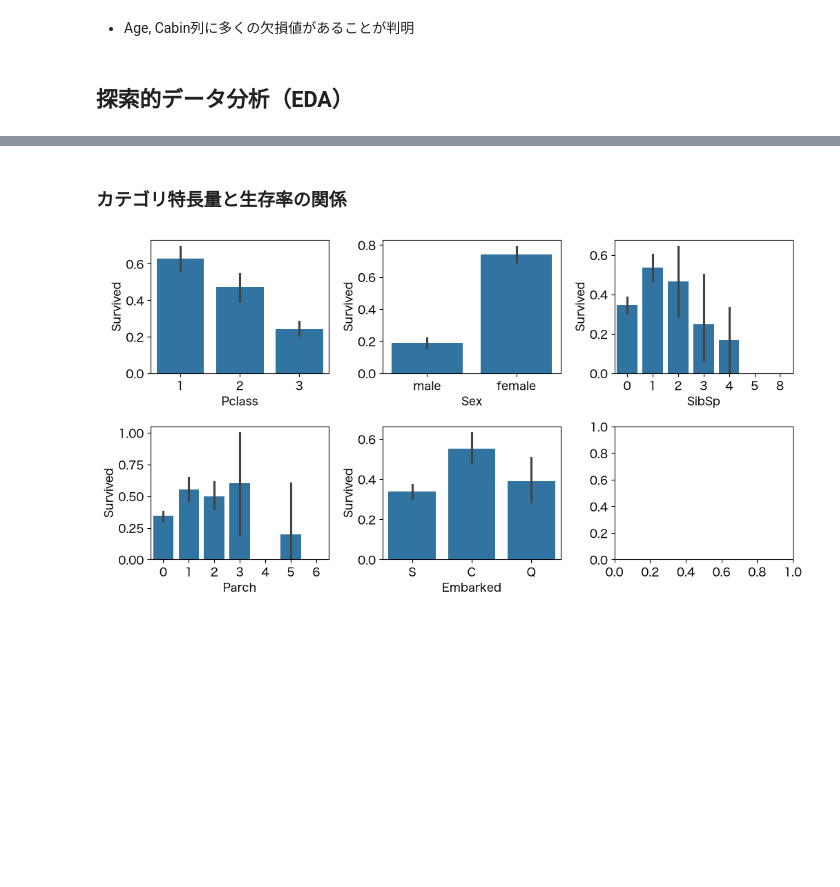
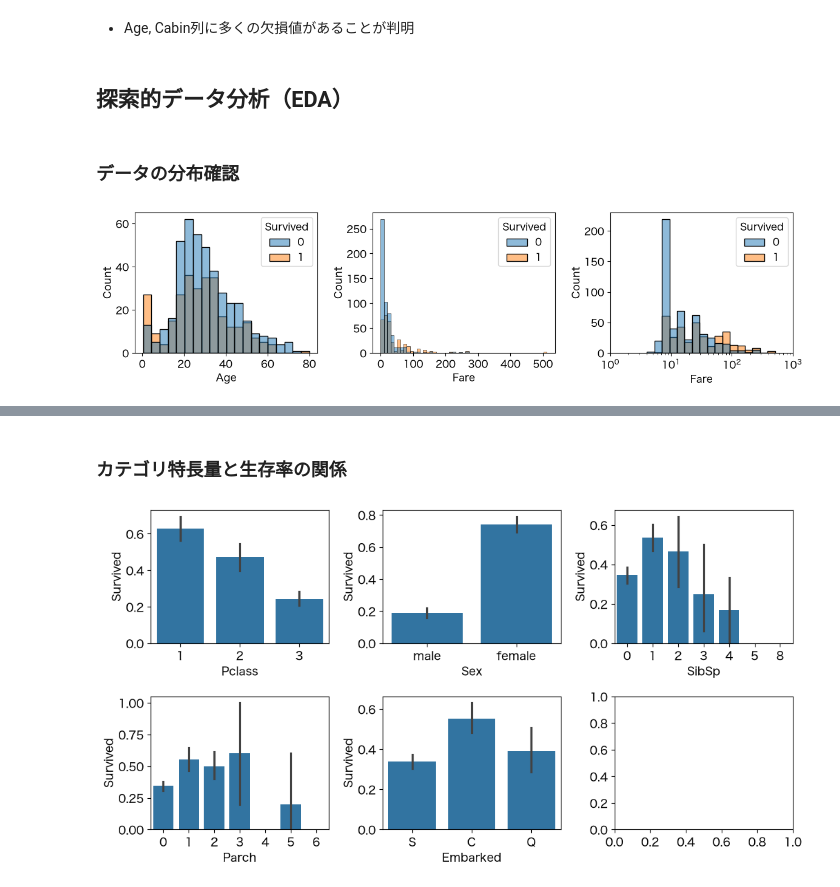
Before and after one commit to yasunobu-nonaka/machine-learning-notebooks, a Jupyter notebook: titanic/note.ipynb, the cells around one changed output, grey strips where cells are left out. Saved outputs shown, nothing was run; the diff lists cells and outputs as text; code cells hidden in the pictures; blank space fills up the shorter version.

```diff
--- a/titanic/note.ipynb
+++ b/titanic/note.ipynb
@@ -104,3 +104,17 @@ df_train[df_train["Age"].isna()].sample(5, random_state=42)
 - Age, Cabin列に多くの欠損値があることが判明
 # %% [markdown]
 ## 探索的データ分析（EDA）
+# %% [markdown]
+### データの分布確認
+# %%
+df_train = pd.read_csv("data/train.csv")
+# %%
+fig, axs = plt.subplots(1, 3, figsize=(14, 3))
+sns.histplot(df_train, x="Age", hue="Survived", ax=axs[0])
+sns.histplot(df_train, x="Fare", hue="Survived", binwidth=10, ax=axs[1])
+sns.histplot(df_train, x="Fare", hue="Survived", log_scale=True, ax=axs[2])
+axs[2].set_xlim(1, 1000)
+plt.subplots_adjust(wspace=0.3)
+plt.show()
+# %% [output]
+[figure, added]
```
Also changed, not shown: parts of 2 cells of this notebook.
